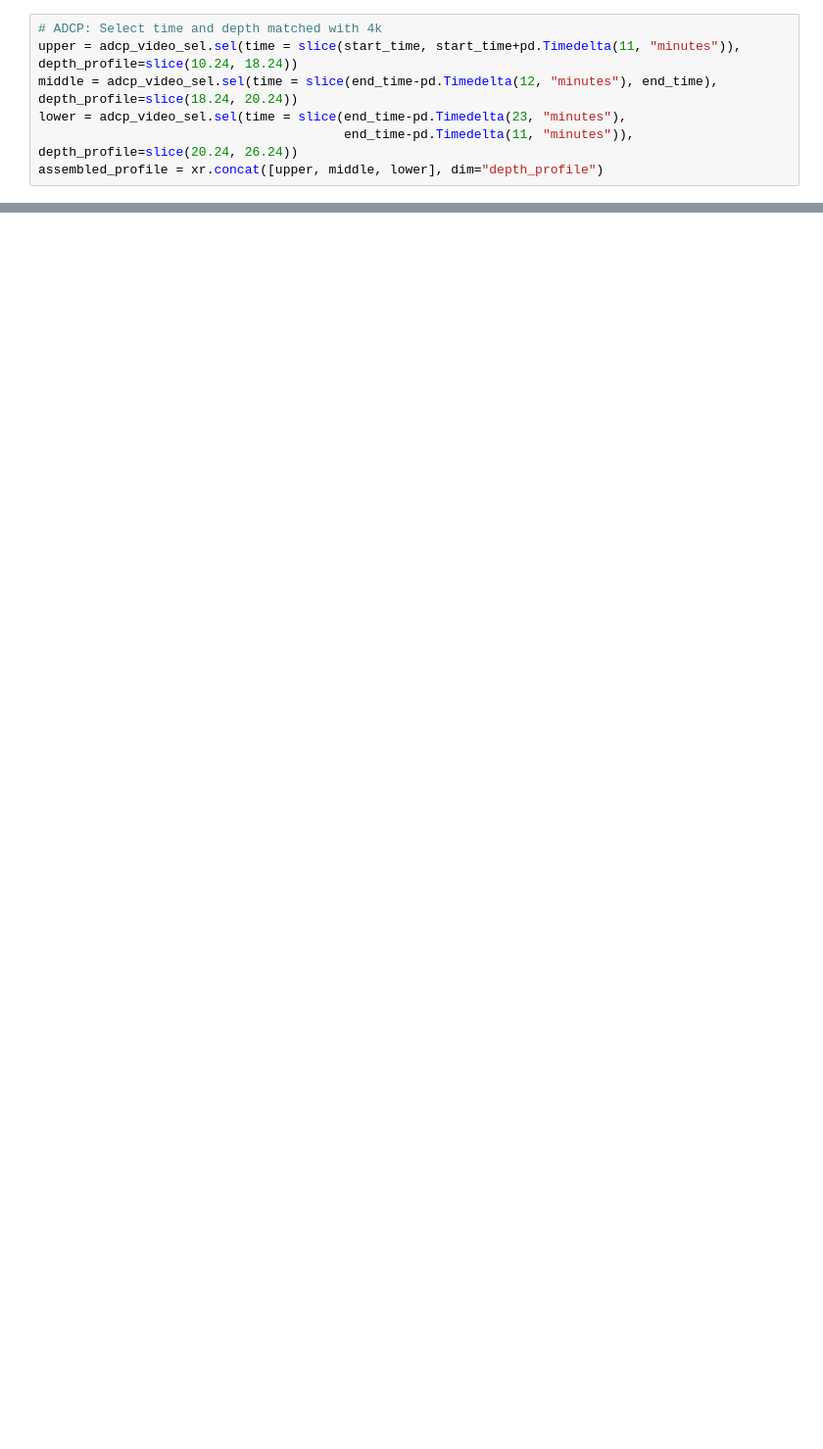
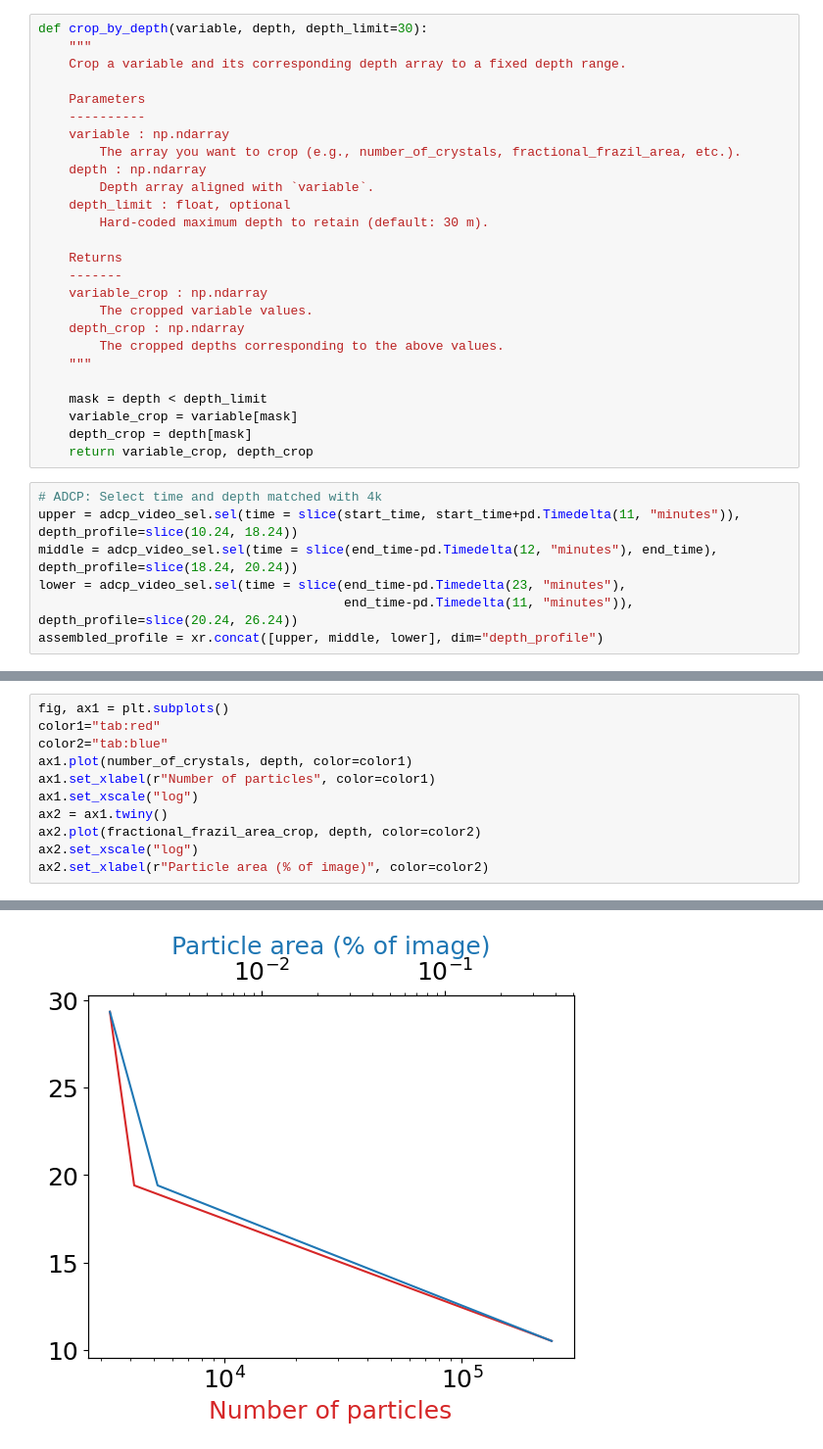
Before and after one commit to nina-caldarella/Frazil_ice_currents_and_supercooling_in_front_of_the_McMurdo_Ice_Shelf, a Jupyter notebook: ADCP_and_Icefin.ipynb, the cells around one changed output, grey strips where cells are left out. Shown at 98% size. Drawn from its saved outputs; the diff is of its cells as text; blank space fills up the shorter version.

```diff
--- a/ADCP_and_Icefin.ipynb
+++ b/ADCP_and_Icefin.ipynb
@@ -77,3 +68,29 @@ depth = depth[depth<depth_thresh]
+# %%
+def crop_by_depth(variable, depth, depth_limit=30):
+    """
+    Crop a variable and its corresponding depth array to a fixed depth range.
+
+    Parameters
+    ----------
+    variable : np.ndarray
+        The array you want to crop (e.g., number_of_crystals, fractional_frazil_area, etc.).
+    depth : np.ndarray
+        Depth array aligned with `variable`.
+    depth_limit : float, optional
+        Hard-coded maximum depth to retain (default: 30 m).
+
+    Returns
+    -------
+    variable_crop : np.ndarray
+        The cropped variable values.
+    depth_crop : np.ndarray
+        The cropped depths corresponding to the above values.
+    """
+
+    mask = depth < depth_limit
+    variable_crop = variable[mask]
+    depth_crop = depth[mask]
+    return variable_crop, depth_crop
 # %%
 # ADCP: Select time and depth matched with 4k
 upper = adcp_video_sel.sel(time = slice(start_time, start_time+pd.Timedelta(11, "minutes")), depth_profile=slice(10.24, 18.24))
@@ -164,0 +229,12 @@ fig.savefig(savedir+"/Backscatter_and_FFA.png", bbox_inches="tight")
+# %%
+fig, ax1 = plt.subplots()
+color1="tab:red"
+color2="tab:blue"
+ax1.plot(number_of_crystals, depth, color=color1)
+ax1.set_xlabel(r"Number of particles", color=color1)
+ax1.set_xscale("log")
+ax2 = ax1.twiny()
+ax2.plot(fractional_frazil_area_crop, depth, color=color2)
+ax2.set_xscale("log")
+ax2.set_xlabel(r"Particle area (% of image)", color=color2)
+# %% [output]
@@ -164,0 +242 @@ fig.savefig(savedir+"/Backscatter_and_FFA.png", bbox_inches="tight")
+[figure, added]
```
Also changed, not shown: parts of 11 cells of this notebook, 6 other files.
